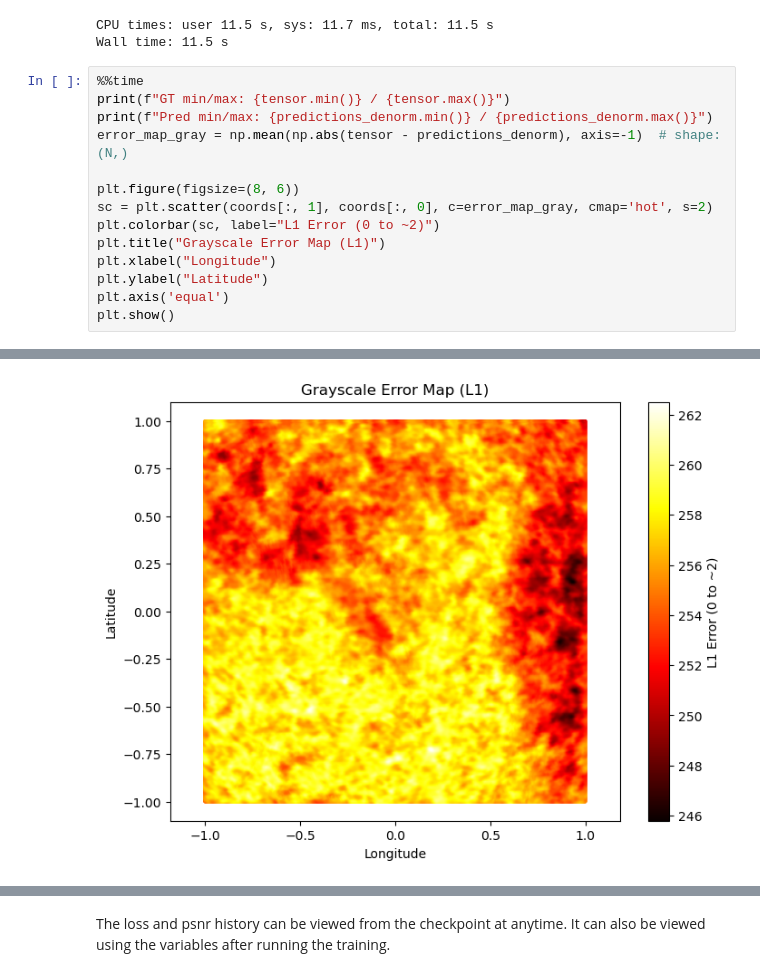
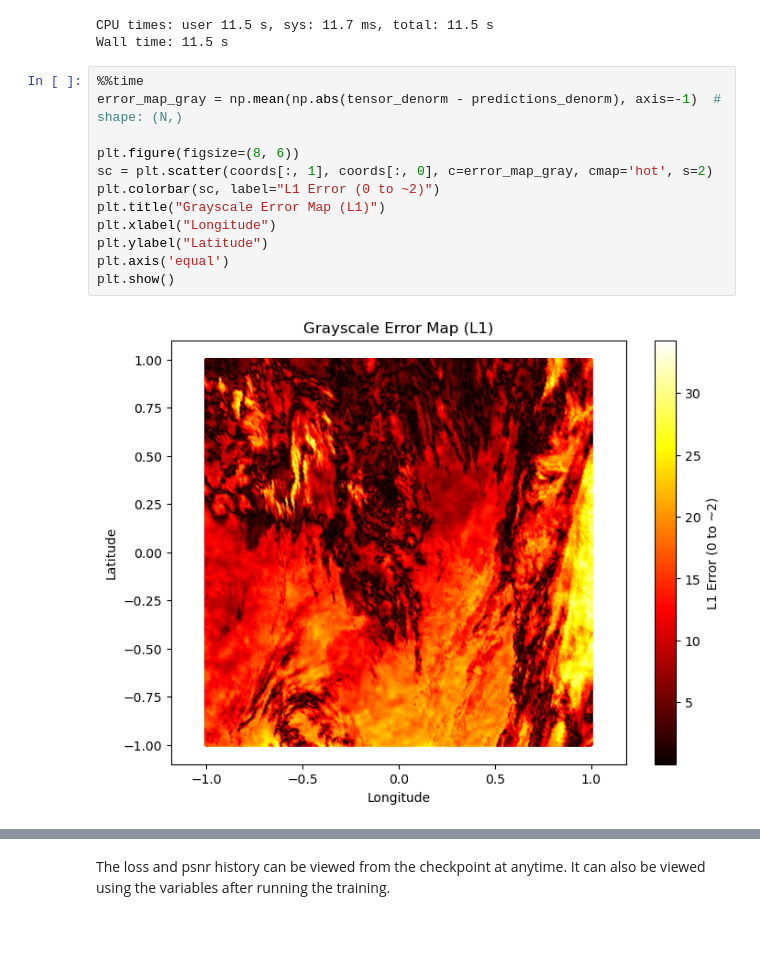
Before and after one commit to 20leebe/GOES-Finer-Tutorial, a Jupyter notebook: tutorial.ipynb, the cells around one changed output, grey strips where cells are left out. Saved outputs shown, nothing was run; the diff lists cells and outputs as text; blank space fills up the shorter version.

```diff
--- a/tutorial.ipynb
+++ b/tutorial.ipynb
@@ -588,16 +594,15 @@ CPU times: user 11.5 s, sys: 11.7 ms, total: 11.5 s
 Wall time: 11.5 s
 # %%
 %%time
-print(f"GT min/max: {tensor.min()} / {tensor.max()}")
-print(f"Pred min/max: {predictions_denorm.min()} / {predictions_denorm.max()}")
-error_map_gray = np.mean(np.abs(tensor - predictions_denorm), axis=-1)  # shape: (N,)
+error_map_gray = np.mean(np.abs(tensor_denorm - predictions_denorm), axis=-1)  # shape: (N,)
 
 plt.figure(figsize=(8, 6))
 sc = plt.scatter(coords[:, 1], coords[:, 0], c=error_map_gray, cmap='hot', s=2)
 plt.colorbar(sc, label="L1 Error (0 to ~2)")
 plt.title("Grayscale Error Map (L1)")
 plt.xlabel("Longitude")
 plt.ylabel("Latitude")
 plt.axis('equal')
 plt.show()
 # %% [output]
+[figure, new version]
@@ -606 +610,0 @@ Pred min/max: 245.09143785777601 / 263.30852258364183
-[figure, old version]
```
Also changed, not shown: parts of 5 cells of this notebook, 1 other file.
